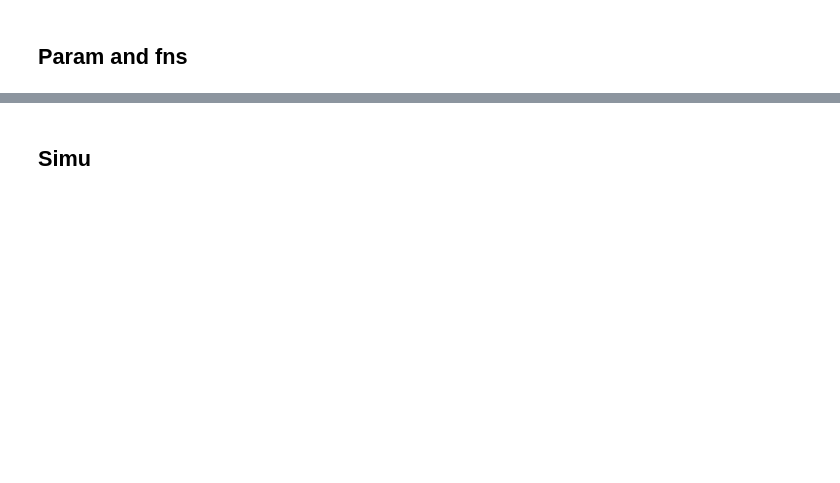
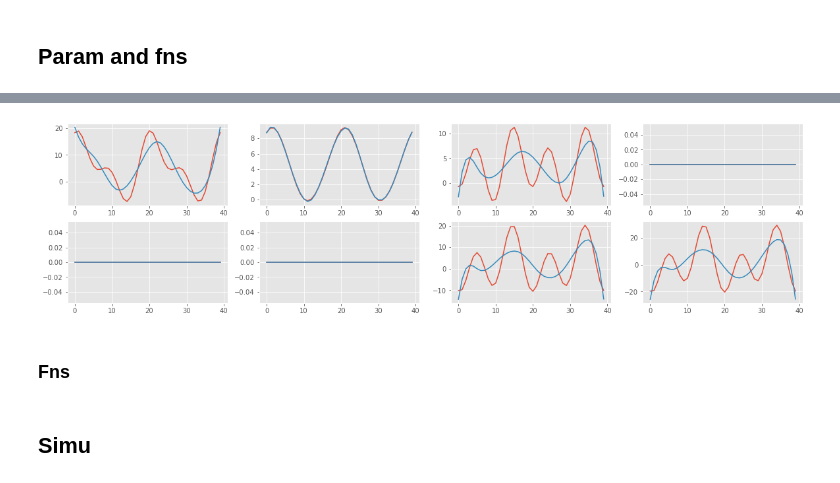
Before and after one commit to JINhuaqing/HDF, a Jupyter notebook: notebooks/simu_converge_linear.ipynb, the cells around one changed output, grey strips where cells are left out. Drawn from its saved outputs; the diff is of its cells as text; code cells hidden in the pictures; blank space fills up the shorter version.

```diff
--- a/notebooks/simu_converge_linear.ipynb
+++ b/notebooks/simu_converge_linear.ipynb
@@ -103,0 +158,9 @@ if not paras.save_dir.exists():
+# %%
+beta_est = paras.basis_mat.numpy() @ paras.Gam_est
+plt.figure(figsize=[20, 5])
+for ix, roi_id in enumerate([0, 1, 2, 3, 4, 5, -2, -1]):
+    plt.subplot(2, 4, ix+1)
+    plt.plot(paras.beta_GT[:, roi_id])
+    plt.plot(beta_est[:, roi_id])
+# %% [output]
+[figure, added]
@@ -104,3 +171,5 @@ if not paras.save_dir.exists():
+# %% [markdown]
+### Fns
 # %%
 def _gen_simu_data_all(seed, paras):
     np.random.seed(seed)
```
Also changed, not shown: parts of 28 cells of this notebook, 6 other files.
